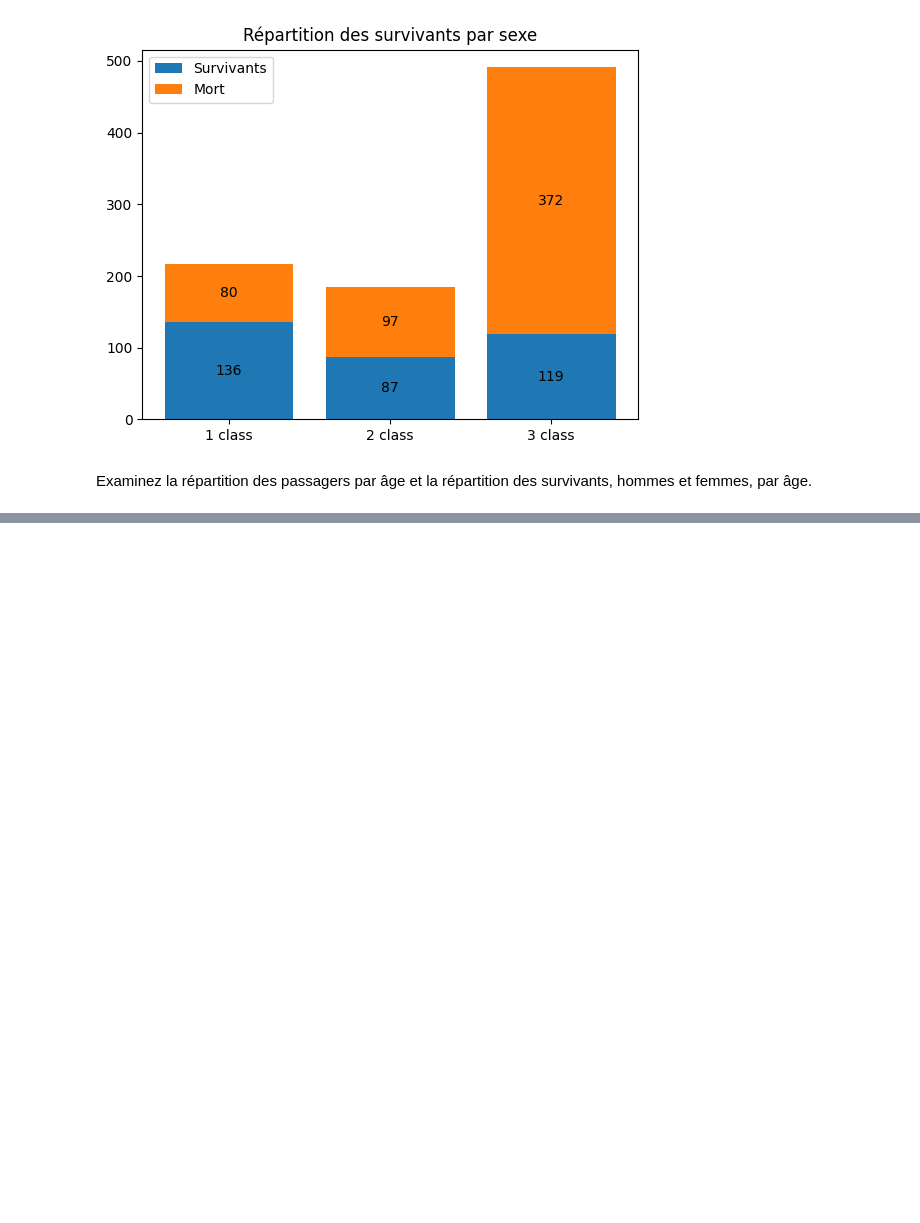
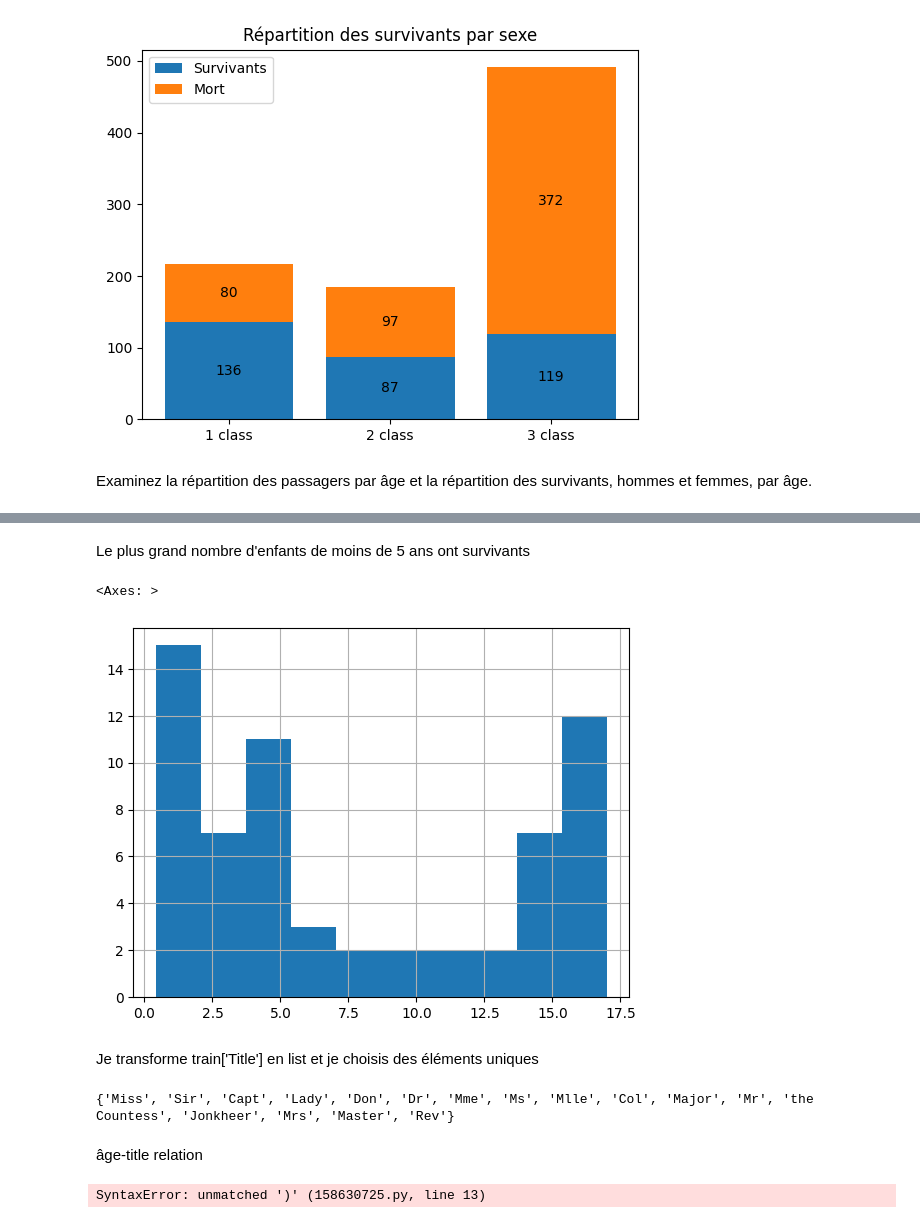
Before and after one commit to kirillsst/Titanic-Model-Kaggle-, a Jupyter notebook: titanic_notebook.ipynb, the cells around one changed output, grey strips where cells are left out. Drawn from its saved outputs; the diff is of its cells as text; code cells hidden in the pictures; blank space fills up the shorter version.

```diff
--- a/titanic_notebook.ipynb
+++ b/titanic_notebook.ipynb
@@ -187,0 +159,46 @@ NameError: name 'Counter' is not defined
+# %% [markdown]
+Le plus grand nombre d'enfants de moins de 5 ans ont survivants
+# %%
+train.loc[((train["Survived"] == 1) & (train['Age'] > 0) & (train['Age'] < 18))].Age.hist()
+# msno.matrix(train) Vérification
+# %% [output]
+<Axes: >
+[figure, added]
+# %% [markdown]
+Je transforme train['Title'] en list et je choisis des éléments uniques
+# %%
+titles = []
+for name in train['Name']:
+    names = name.split(',')[1].split('.')[0].strip()
+    titles.append(names)
+unique_titles = set(titles)
+print(unique_titles)
+# %% [output]
+{'Miss', 'Sir', 'Capt', 'Lady', 'Don', 'Dr', 'Mme', 'Ms', 'Mlle', 'Col', 'Major', 'Mr', 'the Countess', 'Jonkheer', 'Mrs', 'Master', 'Rev'}
+# %% [markdown]
+âge-title relation
+# %%
+# title_names = []
+
+# for names in train.Name:
+#     for title in unique_titles:
+#         if title in names.split(' '):
+#             title_names.append(title)
+#             break
+# print(title_names)
+
+# train.insert(12, 'Titles', title_names)
+# print(train)
+
+titles = ("Miss", "Sir", "Capt", "Lady", "Don", "Dr", "Mme", "Ms", "Mlle", "Col", "Major", "Mr", "the Countess", "Jonkheer", "Mrs", "Master", "Rev")
+
+#Создадим список титулов для каждого пассажира
+titled_names = []
+for name in train.Name:
+    for title in titles:
+        if title in name.split(' '):
+            titled_names.append(title)
+            break
+print(titled_names)
+# %% [output]
+SyntaxError: unmatched ')' (158630725.py, line 13)
```
Also changed, not shown: parts of 11 cells of this notebook.
